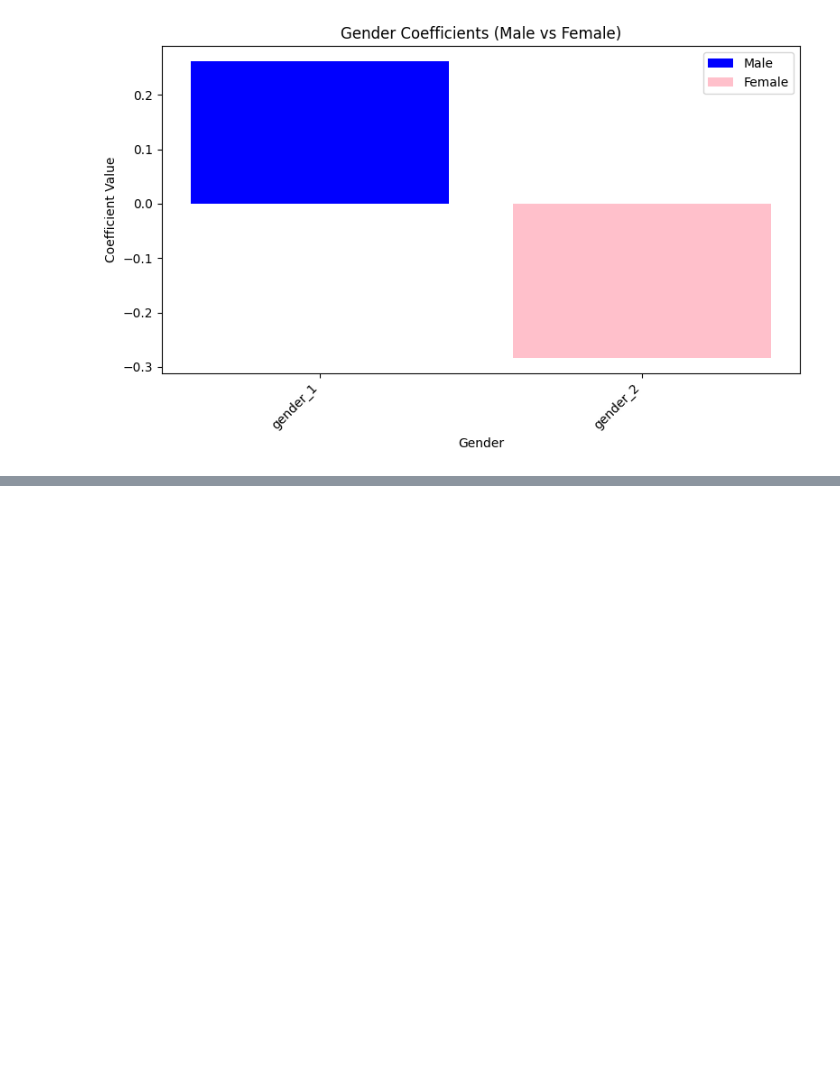
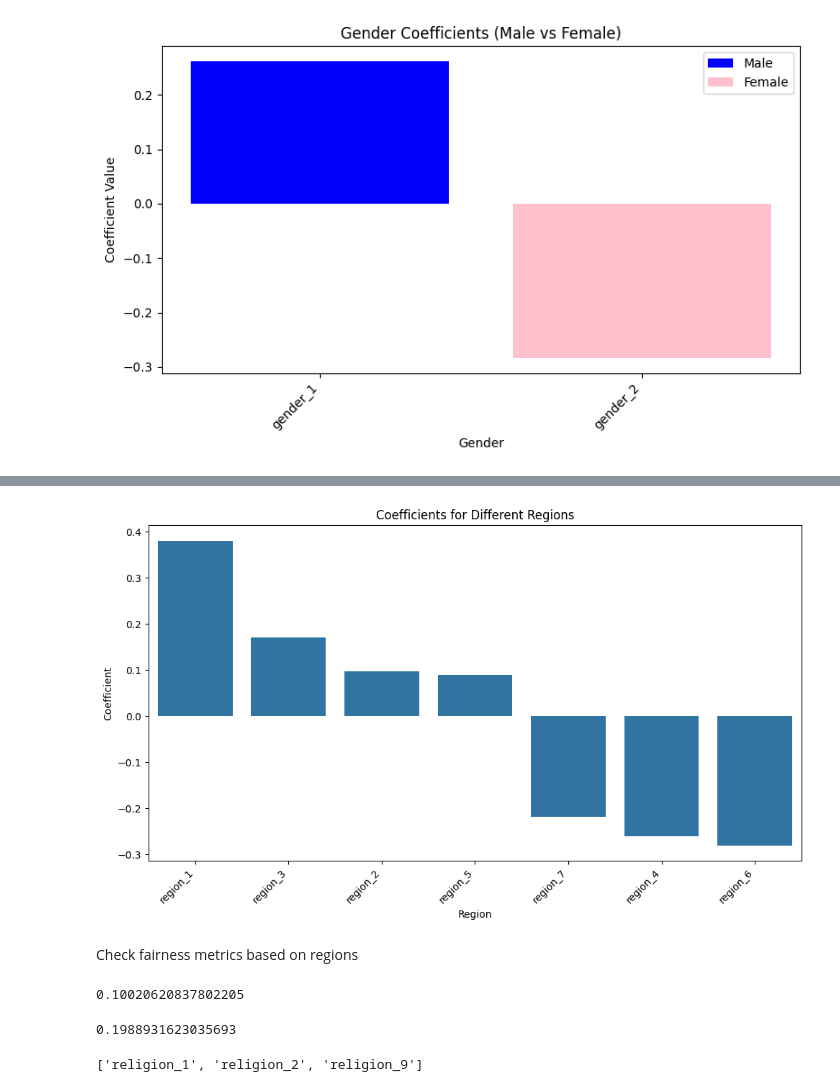
Before and after one commit to steve12512/thesis, a Jupyter notebook: korean/korean.ipynb, the cells around one changed output, grey strips where cells are left out. Saved outputs shown, nothing was run; the diff lists cells and outputs as text; code cells hidden in the pictures; blank space fills up the shorter version.

```diff
--- a/korean/korean.ipynb
+++ b/korean/korean.ipynb
@@ -478,0 +484,23 @@ Coefficient for Female:
+# %%
+#filter the coefficients related to regions
+region_coefficients = coeff_df[coeff_df['Feature'].str.contains('region')]
+
+
+region_coefficients_sorted = region_coefficients.sort_values(by='Coefficient', ascending=False)
+
+
+plt.figure(figsize=(10, 6))
+sns.barplot(data=region_coefficients_sorted, x='Feature', y='Coefficient')
+
+plt.title('Coefficients for Different Regions')
+plt.xlabel('Region')
+plt.ylabel('Coefficient')
+plt.xticks(rotation=45, ha='right')
+
+
+plt.tight_layout()
+plt.show()
+# %% [output]
+[figure, added]
+# %% [markdown]
+Check fairness metrics based on regions
@@ -478,0 +515,21 @@ Coefficient for Female:
+# %%
+
+equalized_odds_difference(
+    y_true = y_test,
+    y_pred =y_pred,
+    sensitive_features= X_test[regions]
+)
+# %% [output]
+0.10020620837802205
+# %%
+demographic_parity_difference(
+    y_true = y_test,
+    y_pred =y_pred,
+    sensitive_features= X_test[regions]
+)
+# %% [output]
+0.1988931623035693
+# %%
+religions
+# %% [output]
+['religion_1', 'religion_2', 'religion_9']
```
Also changed, not shown: parts of 14 cells of this notebook, 3 other files.
